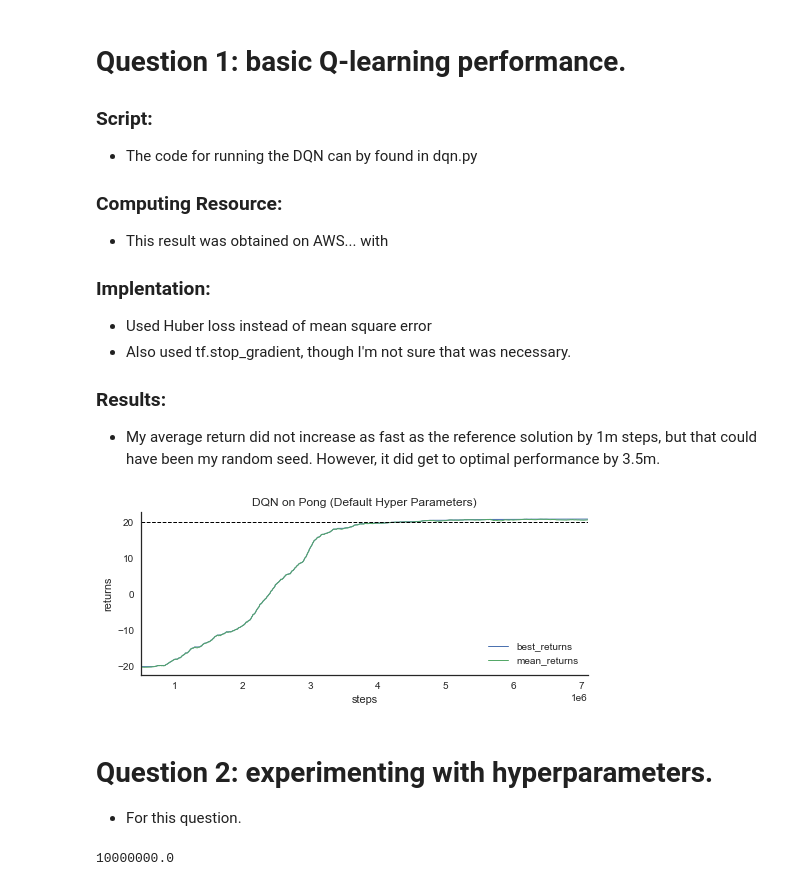
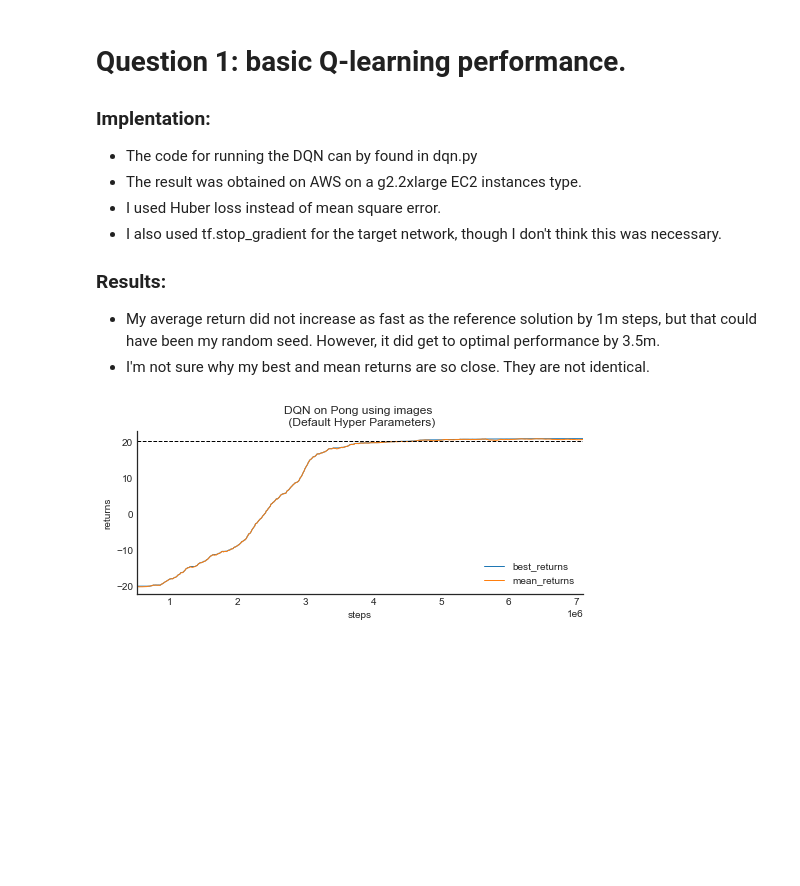
Before and after one commit to crgagne/class_deepRL, a Jupyter notebook: hw3_gagne/HW3_gagne.ipynb, the cells around one changed output. Saved outputs shown, nothing was run; the diff lists cells and outputs as text; code cells hidden in the pictures; blank space fills up the shorter version.

```diff
--- a/hw3_gagne/HW3_gagne.ipynb
+++ b/hw3_gagne/HW3_gagne.ipynb
@@ -7,18 +7,15 @@ import seaborn as sns
 # %% [markdown]
 # Question 1: basic Q-learning performance.
 
-### Script:
+### Implentation:
 - The code for running the DQN can by found in dqn.py
-
-### Computing Resource:
-- This result was obtained on AWS... with
-
-### Implentation:
-- Used Huber loss instead of mean square error
-- Also used tf.stop_gradient, though I'm not sure that was necessary.
+- The result was obtained on AWS on a g2.2xlarge EC2 instances type.
+- I used Huber loss instead of mean square error.
+- I also used tf.stop_gradient for the target network, though I don't think this was necessary.
 
 ### Results:
 - My average return did not increase as fast as the reference solution by 1m steps, but that could have been my random seed. However, it did get to optimal performance by 3.5m.
+- I'm not sure why my best and mean returns are so close. They are not identical.
 # %%
 date = '2017-09-30-23:02'
 # %%
@@ -32,19 +31,15 @@ df = df.set_index('time_steps',drop=True)
 # %%
 sns.set_style('white')
 
 df.plot(linewidth=1,figsize=(8,3))
 
-plt.title('DQN on Pong (Default Hyper Parameters)')
+plt.title('DQN on Pong using images \n (Default Hyper Parameters)')
 plt.axhline(y=20,linestyle='--',color='k',linewidth=1)
 sns.despine()
 plt.ylabel('returns')
 plt.ticklabel_format(style='sci', axis='x', scilimits=(0,0))
 plt.xlabel('steps')
 
 plt.savefig('figs/Q1.png',dpi=300)
 # %% [output]
-[figure, old version]
+[figure, new version]
-# %% [markdown]
-# Question 2: experimenting with hyperparameters.
-
-- For this question.
@@ -53,10 +45,0 @@ from dqn_utils import *
-# %%
-benchmark = gym.benchmark_spec('Atari40M')
-# Change the index to select a different game.
-task = benchmark.tasks[3]
-task.max_timesteps
-# rough estimate
-num_iterations = float(task.max_timesteps) / 4.0
-num_iterations
-# %% [output]
-10000000.0
```
Also changed, not shown: parts of 19 cells of this notebook, 5 other files.
